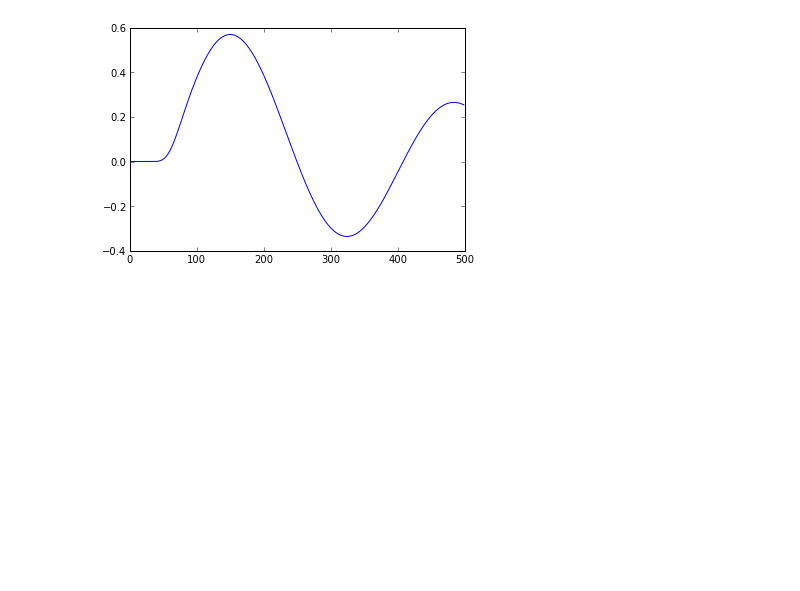
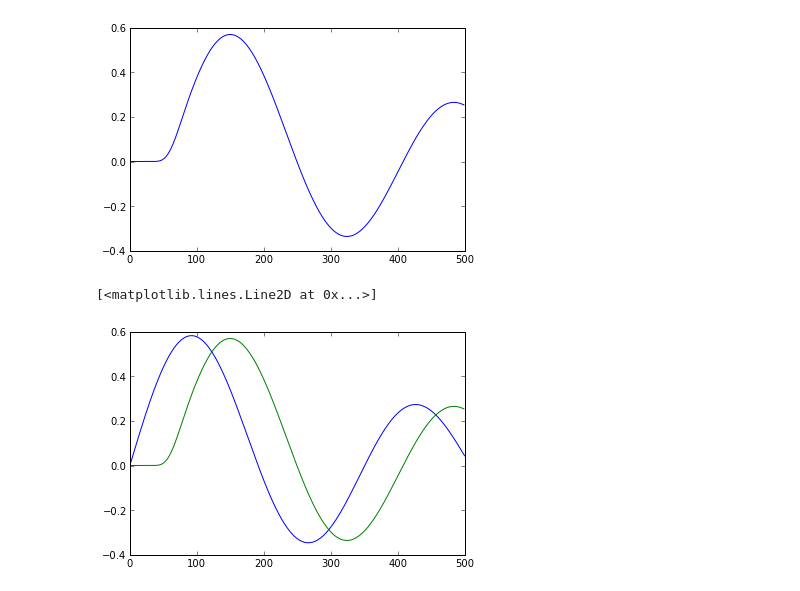
Before and after one commit to mantaraya36/201A-ipython, a Jupyter notebook: Sampling and Quantization.ipynb, the cells around one changed output. Cells and saved outputs as stored; diff of their text form; code cells hidden in the pictures; blank space fills up the shorter version.

```diff
--- a/Sampling and Quantization.ipynb
+++ b/Sampling and Quantization.ipynb
@@ -487,3 +487,9 @@ plot(lopassed)
 # %% [output]
 [<matplotlib.lines.Line2D at 0x...>]
 [figure]
+# %%
+plot(new_x*50, jn(1,new_x))
+plot(lopassed)
+# %% [output]
+[<matplotlib.lines.Line2D at 0x...>]
+[figure, added]
```
Also changed, not shown: parts of 1 cell of this notebook.
